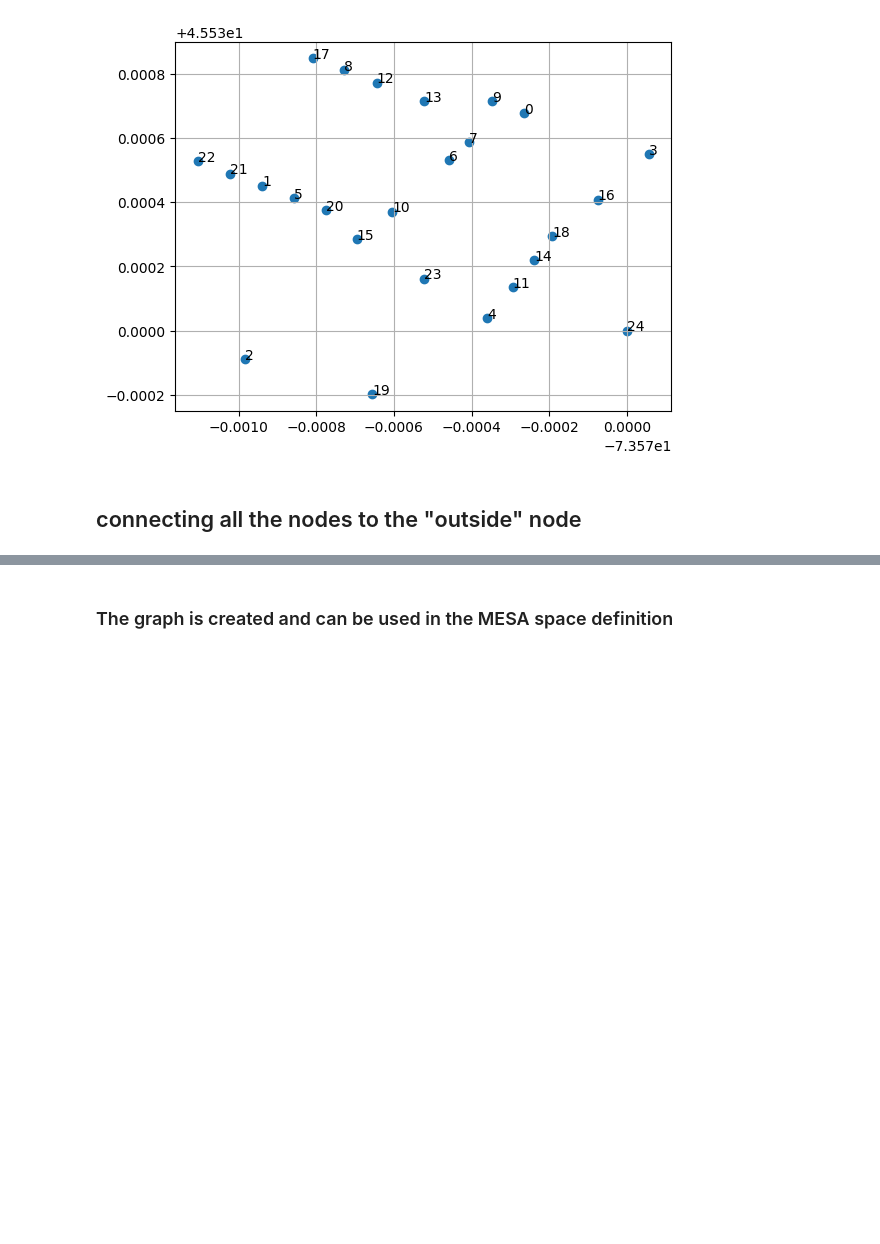
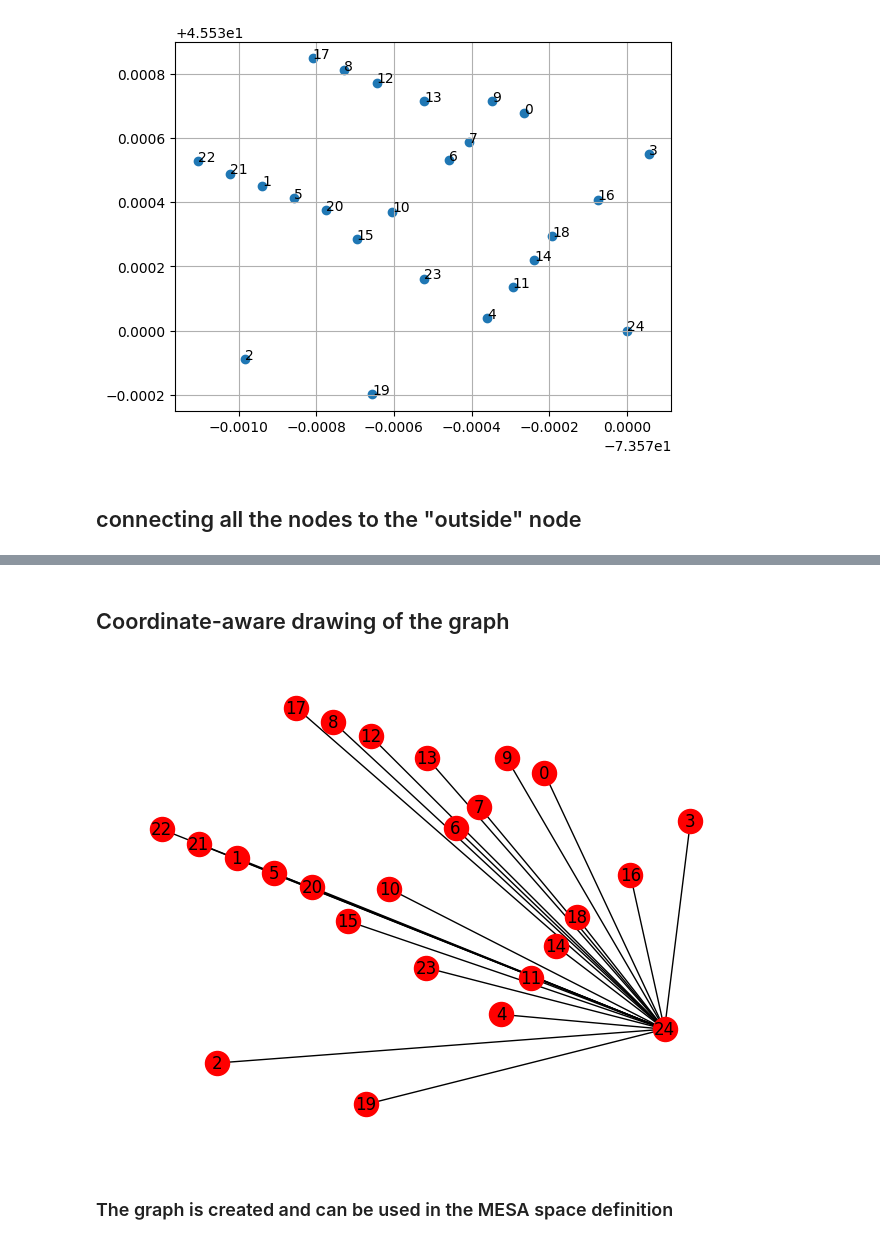
Before and after one commit to MasoodShamsaiee/PyCityLayers-OB-extension, a Jupyter notebook: Grab, graph and ABM selected buildings.ipynb, the cells around one changed output, grey strips where cells are left out. Saved outputs shown, nothing was run; the diff lists cells and outputs as text; code cells hidden in the pictures; blank space fills up the shorter version.

Commit message:
visualization modified

```diff
--- a/Grab, graph and ABM selected buildings.ipynb
+++ b/Grab, graph and ABM selected buildings.ipynb
@@ -157,3 +157,9 @@ nx.draw(G, with_labels=True)
+# %% [markdown]
+## Coordinate-aware drawing of the graph
+# %%
+nx.draw(G,pos,with_labels=True,node_color="r")
+# %% [output]
+[figure, added]
 # %% [markdown]
 ### The graph is created and can be used in the MESA space definition
 # %% [markdown]
```
Also changed, not shown: parts of 3 cells of this notebook.
